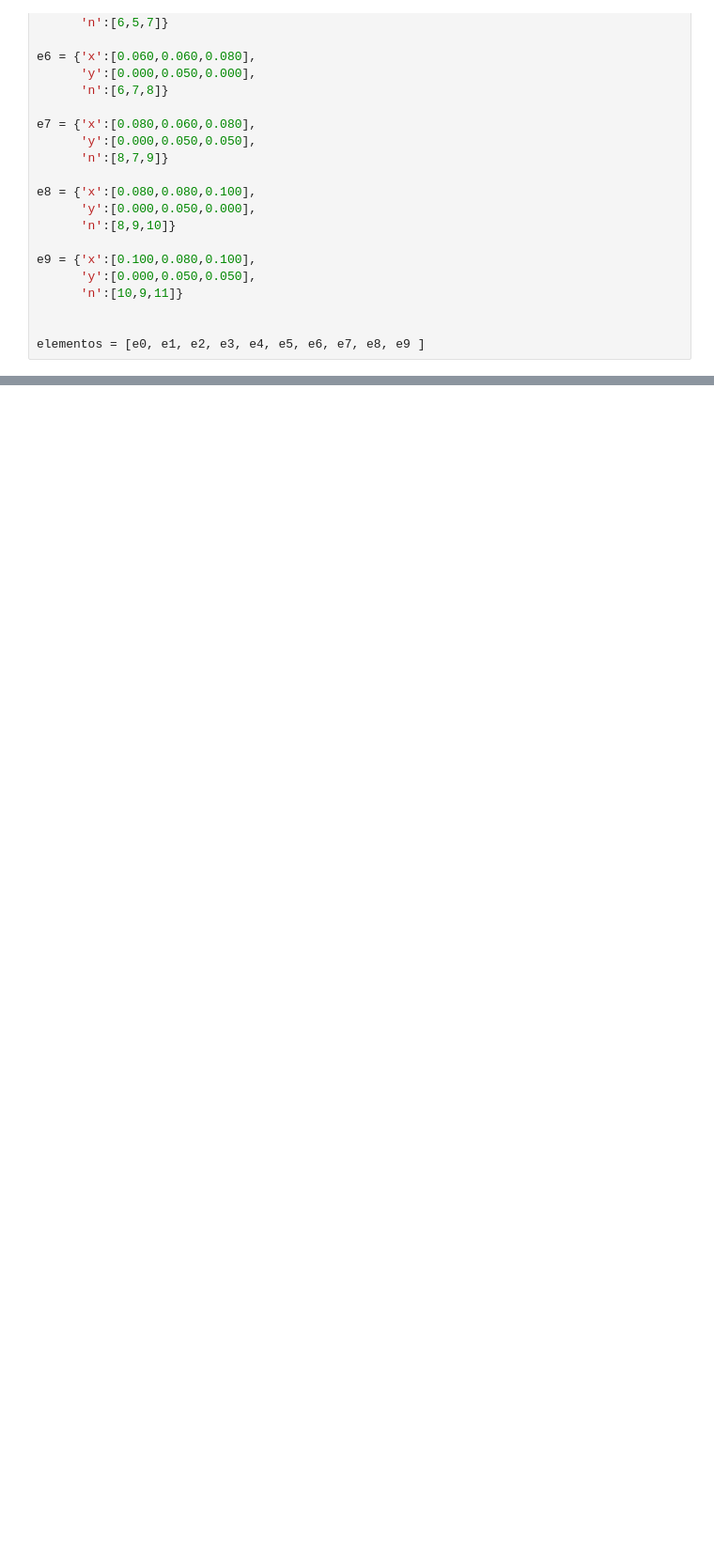
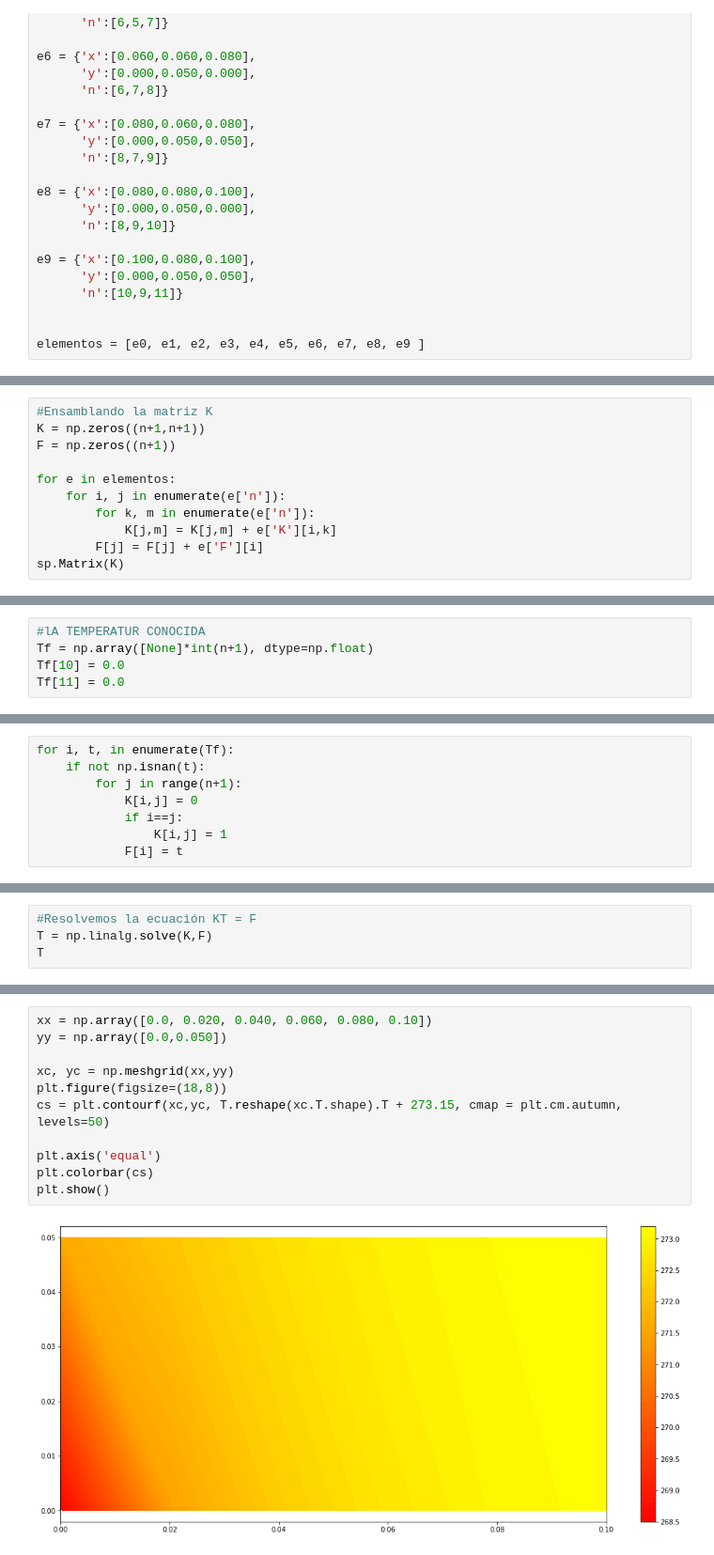
Before and after one commit to gdesirena/Elementos-Finitos, a Jupyter notebook: Modulo2/Capitulo-04/Ejercicio10elementosTriangularesLin_Clase.ipynb, the cells around one changed output, grey strips where cells are left out. Shown: that part at 94% size. Drawn from its saved outputs; the diff is of its cells as text; blank space fills up the shorter version.

```diff
--- a/Modulo2/Capitulo-04/Ejercicio10elementosTriangularesLin_Clase.ipynb
+++ b/Modulo2/Capitulo-04/Ejercicio10elementosTriangularesLin_Clase.ipynb
@@ -53,0 +174,11 @@ elementos = [e0, e1, e2, e3, e4, e5, e6, e7, e8, e9 ]
+# %%
+#Ensamblando la matriz K
+K = np.zeros((n+1,n+1))
+F = np.zeros((n+1))
+
+for e in elementos:
+    for i, j in enumerate(e['n']):
+        for k, m in enumerate(e['n']):
+            K[j,m] = K[j,m] + e['K'][i,k]
+        F[j] = F[j] + e['F'][i]
+sp.Matrix(K)
@@ -53,0 +191,5 @@ elementos = [e0, e1, e2, e3, e4, e5, e6, e7, e8, e9 ]
+# %%
+#lA TEMPERATUR CONOCIDA
+Tf = np.array([None]*int(n+1), dtype=np.float)
+Tf[10] = 0.0
+Tf[11] = 0.0
@@ -53,0 +203,8 @@ elementos = [e0, e1, e2, e3, e4, e5, e6, e7, e8, e9 ]
+# %%
+for i, t, in enumerate(Tf):
+    if not np.isnan(t):
+        for j in range(n+1):
+            K[i,j] = 0
+            if i==j:
+                K[i,j] = 1
+            F[i] = t
@@ -53,0 +221,4 @@ elementos = [e0, e1, e2, e3, e4, e5, e6, e7, e8, e9 ]
+# %%
+#Resolvemos la ecuación KT = F
+T = np.linalg.solve(K,F)
+T
@@ -53,0 +233,13 @@ elementos = [e0, e1, e2, e3, e4, e5, e6, e7, e8, e9 ]
+# %%
+xx = np.array([0.0, 0.020, 0.040, 0.060, 0.080, 0.10])
+yy = np.array([0.0,0.050])
+
+xc, yc = np.meshgrid(xx,yy)
+plt.figure(figsize=(18,8))
+cs = plt.contourf(xc,yc, T.reshape(xc.T.shape).T + 273.15, cmap = plt.cm.autumn, levels=50)
+
+plt.axis('equal')
+plt.colorbar(cs)
+plt.show()
+# %% [output]
+[figure, added]
```
Also changed, not shown: parts of 18 cells of this notebook.
